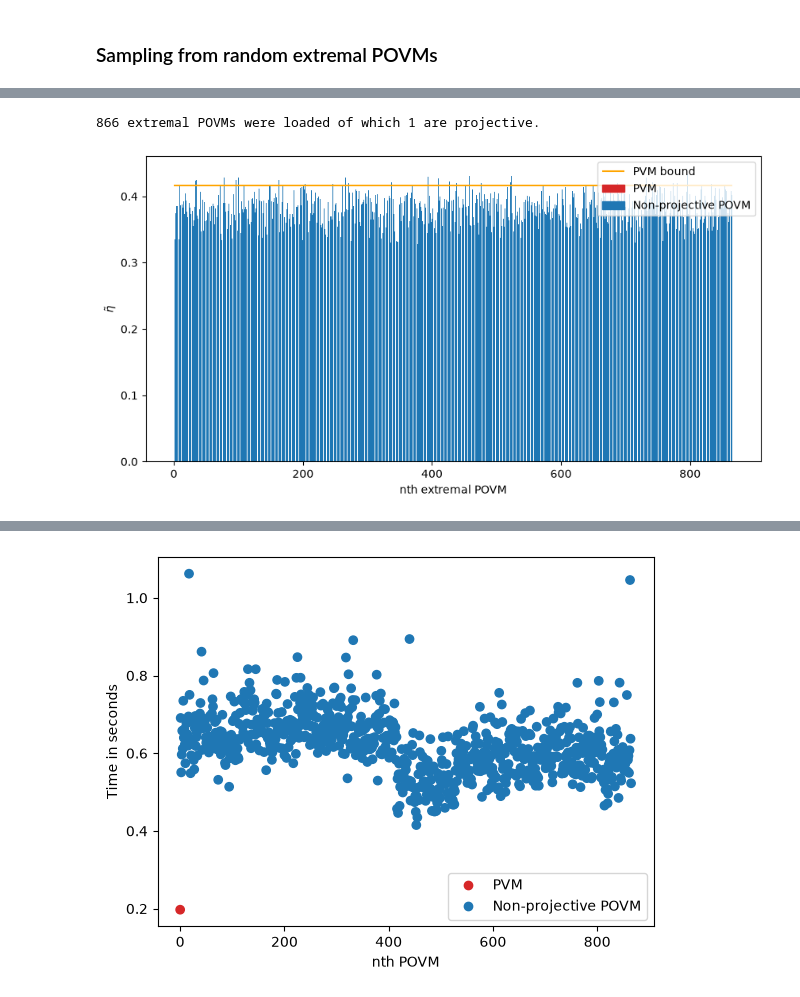
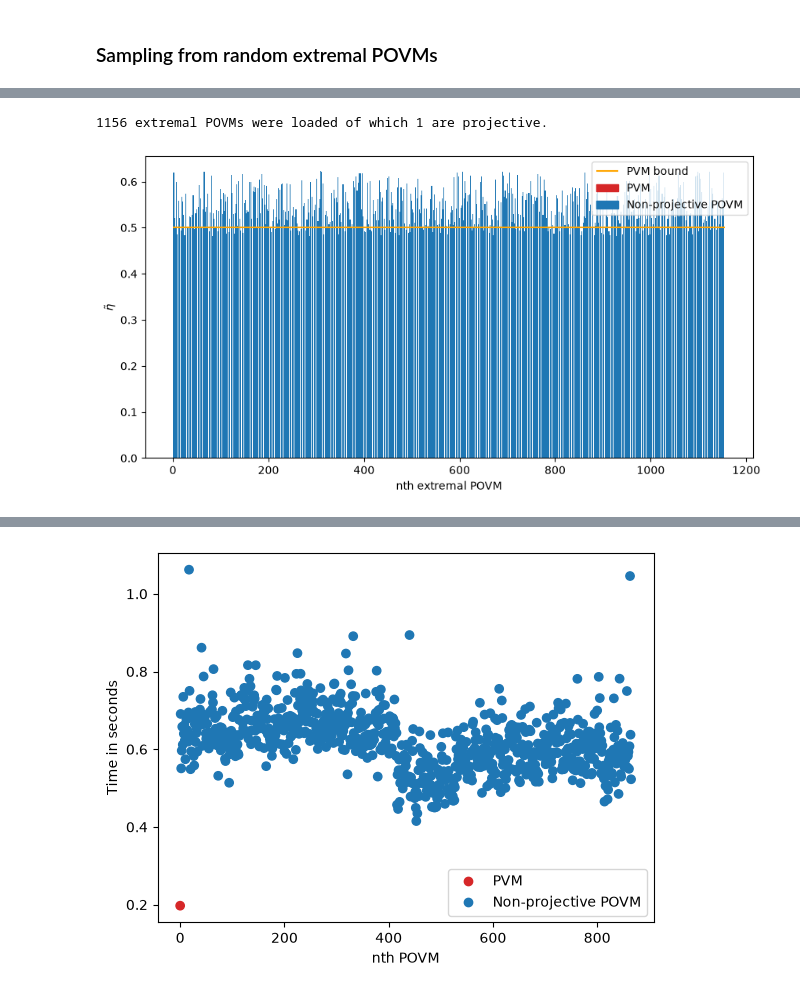
Before and after one commit to JSchuemann-physics/Bose-symmetric-extensions-of-multimeters, a Jupyter notebook: Bose-symmetric extensions.ipynb, the cells around one changed output, grey strips where cells are left out. Cells and saved outputs as stored; diff of their text form; code cells hidden in the pictures.

```diff
--- a/Bose-symmetric extensions.ipynb
+++ b/Bose-symmetric extensions.ipynb
@@ -717,14 +728,14 @@ def filter_pvms(POVMs):
     return filtered_POVMs
 # %%
 #parameters
-d = 3
-k = 4
-samples = 15 #number of random non-extremal POVMs that are then decomposed into extremals
-oDim = 25   #number of outcomes of the non-extremal POVMs
+d = 2
+k = 25
+samples = 900 #number of random non-extremal POVMs that are then decomposed into extremals
+oDim = 3   #number of outcomes of the non-extremal POVMs
 # %%
 #get extremals
 POVMs = get_extremals(samples, d, oDim)
-#POVMs = filter_pvms(POVMs)
+POVMs = filter_pvms(POVMs)
 
 n_POVMs = len(POVMs)
 index_proj = [len(povm) == d for povm in POVMs]
@@ -734,0 +746,3 @@ print(f"{n_POVMs} extremal POVMs were generated of which {n_proj} are projective
+# %%
+for p in POVMs:
+    print(len(p))
@@ -794,7 +826,7 @@ np.save(path + date + f"outcomes_list(d={d}, k={k}, samples = {samples}, oDim =
 # %%
 #load data
 
-date = "09-25_12-02-40" + "_"
+date = "09-28_12-26-16" + "_"
 path = NOTEBOOK_PATH + "/data/random_extremals/"
 
 eta_array = np.load(path + date + f"eta_array_(d={d}, k={k}, samples = {samples}, oDim = {oDim})" + ".npy")
@@ -811,38 +843,38 @@ index_proj = [len(povm) == d for povm in POVMs]
 n_proj = np.sum(index_proj)
 print(f"{n_POVMs} extremal POVMs were loaded of which {n_proj} are projective.")
 # %% [output]
-866 extremal POVMs were loaded of which 1 are projective.
+1156 extremal POVMs were loaded of which 1 are projective.
 # %%
 #plot the data
 fig, ax = plt.subplots(figsize = (10,5))
 
 H = sum([1/i for i in np.arange(1, d+1)])
 PVM_bound = (H-1) / (d-1)
 #color projectors red
 c_proj, c_non = "tab:red", "tab:blue"
 colors = np.where(index_proj, c_proj, c_non)
 
 ax.bar(range(n_POVMs), eta_array * k/(d+k), color=colors)
 
 #plot PVM_bound
 ax.hlines(PVM_bound, 0, n_POVMs, color = "orange", label = "PVM bound")
 
 #plot visibility of first PVM
-#first_proj_index = index_proj.index(True)
+first_proj_index = index_proj.index(True)
 #ax.hlines(eta_array[first_proj_index] * k/(d+k), 0, n_POVMs, color = "orange", label = r"$\tilde\eta$ for PVMs")
 
 
 ax.set_xlabel("nth extremal POVM")
 ax.set_ylabel(r"$\tilde\eta$")
 
 handles, labels = ax.get_legend_handles_labels()   # picks up the hlines label
 handles += [Patch(color=c_proj, label="PVM"),
             Patch(color=c_non,  label="Non-projective POVM")]
 
 ax.legend(handles=handles)
 plt.show()
 # %% [output]
-[figure, old version]
+[figure, new version]
 # %%
 #Check if projectors are the smallest
 eta_min_indices = np.argmin(eta_array, keepdims = True)
```
Also changed, not shown: parts of 23 cells of this notebook, 31 other files.
